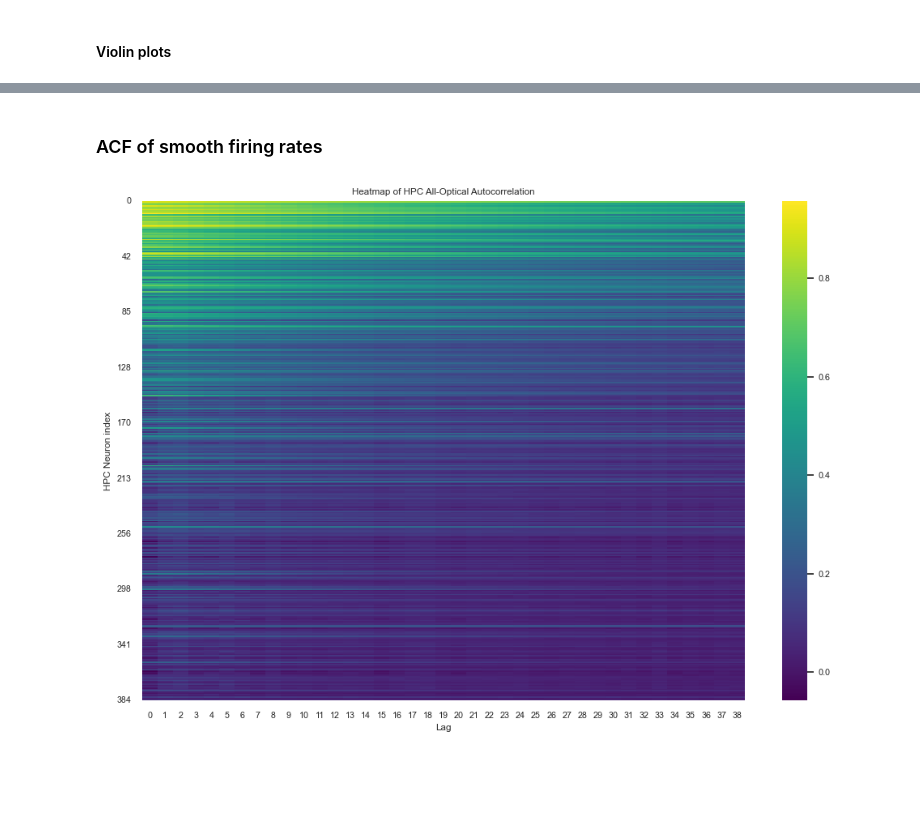
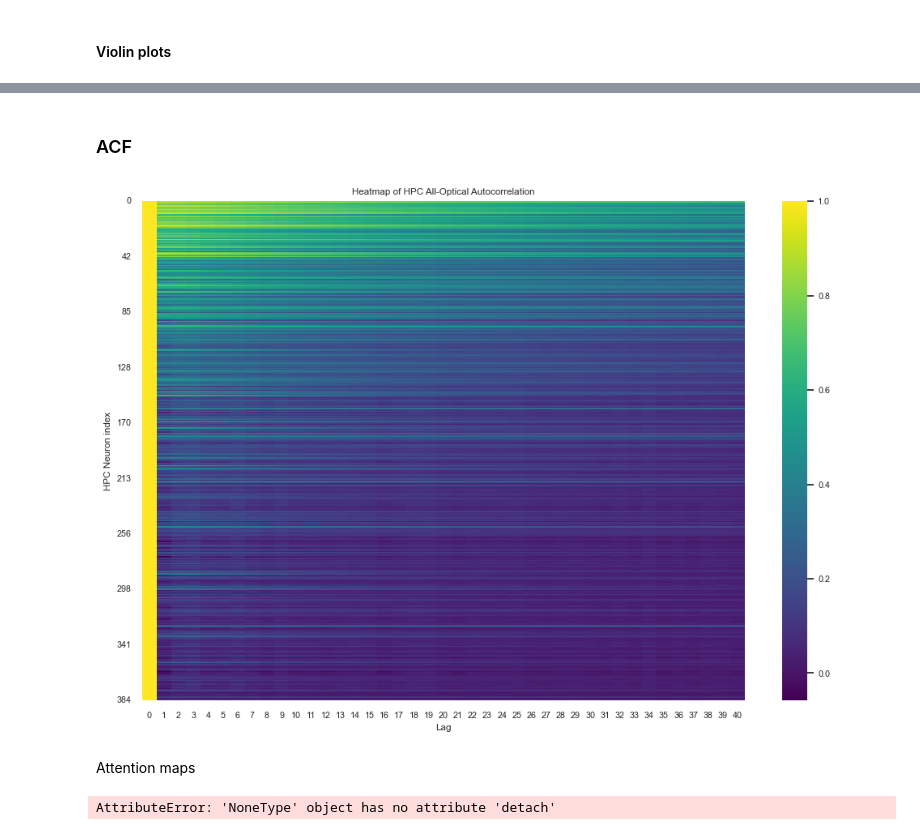
Before and after one commit to cngzlsh/approx_brain, a Jupyter notebook: poster.ipynb, the cells around one changed output, grey strips where cells are left out. Saved outputs shown, nothing was run; the diff lists cells and outputs as text; code cells hidden in the pictures; blank space fills up the shorter version.

```diff
--- a/poster.ipynb
+++ b/poster.ipynb
@@ -322,10 +326,10 @@ Saved model parameters and training stats to ./data/biological/trained_models/LS
 Load best model parameters and show test losses
 # %%
 
-# with open('./data/biological/trained_models/LS-transformer-param.pkl', 'rb') as f:
-#     data = pickle.load(f)
-#     f.close()
-# return_dict = data['train_data']
+with open('./data/biological/trained_models/LS-transformer-param.pkl', 'rb') as f:
+    data = pickle.load(f)
+    f.close()
+return_dict = data['train_data']
 
 DNN_LS.load_state_dict(return_dict['best_eval_params'])
 
@@ -333,8 +337,8 @@ with torch.no_grad():
     Y_hat_LS = DNN_LS(X_test.to(device).permute(1,0,2)).permute(1,0,2).cpu()
     LS_test_pred_loss = nn.MSELoss(reduction='none')(Y_hat_LS, Y_test[...,:13])
     print(LS_test_pred_loss.sum()/500/13)
-    print('Transformer prediction for forward stim MSE loss: ', LS_test_pred_loss[forward_mse_idx].sum()/len(forward_mse_idx)/output_dim)
-    print('Transformer prediction for backward stim MSE loss: ', LS_test_pred_loss[backward_mse_idx].sum() / len(backward_mse_idx)/output_dim)
-    print('Transformer prediction for random stim MSE loss: ', LS_test_pred_loss[random_mse_idx].sum() / len(random_mse_idx)/output_dim)
-    print('Transformer prediction for non-stim stim MSE loss: ', LS_test_pred_loss[non_stim_mse_idx].sum() / len(non_stim_mse_idx)/output_dim)
+    print('Transformer prediction for forward stim MSE loss: ', LS_test_pred_loss[forward_mse_idx].sum()/len(forward_mse_idx)/13)
+    print('Transformer prediction for backward stim MSE loss: ', LS_test_pred_loss[backward_mse_idx].sum() / len(backward_mse_idx)/13)
+    print('Transformer prediction for random stim MSE loss: ', LS_test_pred_loss[random_mse_idx].sum() / len(random_mse_idx)/13)
+    print('Transformer prediction for non-stim stim MSE loss: ', LS_test_pred_loss[non_stim_mse_idx].sum() / len(non_stim_mse_idx)/13)
 # %% [output]
@@ -504,15 +470,16 @@ ModuleNotFoundError: No module named 'bayes_opt'
 Train transformer
 # %%
 # TRANSFORMER
-# | 88        | -247.0    | 648.2     | 789.7     | 4.813     | 1.283     |
+# | 67        | -240.9    | 992.8     | 923.3     | 2.437     | 19.03     |
+# | 6         | -242.3    | 820.7     | 971.4     | 2.254     | 14.15     |
 device = torch.device('cuda' if torch.cuda.is_available() else 'cpu')
 from models import TransformerOneStep as TransformerDNN
 DNN_nLS = TransformerDNN(input_dim=input_dim,
-                    d_model=648,
-                    num_heads=1,
-                    hidden_dim=789,
+                    d_model=988,
+                    num_heads=19,
+                    hidden_dim=923,
                     output_dim=output_dim,
-                    n_layers=1,
+                    n_layers=2,
                     device=device,
                     pos_output=True,
                     use_mask=False,
@@ -601,11 +548,11 @@ data = {'metadata':{'timestamp': timestamp,
                     'batch_size': batch_size,
                     'tsteps': tsteps,
                     'input_dim': input_dim,
-                    'd_model': 648,
-                    'num_heads': 1,
-                    'hidden_dim': 789,
+                    'd_model': 988,
+                    'num_heads': 19,
+                    'hidden_dim': 848,
                     'output_dim': output_dim,
-                    'n_layers': 1,
+                    'n_layers': 2,
                     'num_epochs': num_epochs},
         'train_data': return_dict}
 
@@ -772,31 +719,53 @@ plt.show()
 # %% [markdown]
-### ACF of smooth firing rates
+### ACF
 # %%
 def compute_acf(data, lag=0):
     '''
     Data: shape (time_steps, dim)
     '''
     mean_ts = torch.mean(data, axis=0)
     var_ts = torch.var(data, axis=0)
     ts_len = data.shape[0]
 
     autocorr = np.zeros(data.shape[1])
 
     for i in range(data.shape[1]):
         if lag == 0:
             autocorr[i] = 1  # Autocorrelation at lag 0 is always 1
         else:
             autocorr[i] = torch.sum((data[:ts_len - lag, i] - mean_ts[i]) *
                                  (data[lag:, i] - mean_ts[i])) / (var_ts[i] * (ts_len - lag))
     return autocorr
 
-img_array_acfs = np.array([compute_acf(img_array, lag=i) for i in range(1,40)]).T
+img_array_acfs = np.array([compute_acf(img_array, lag=i) for i in range(0,41)]).T
 plt.figure(figsize=(12, 8))
 sns.heatmap(img_array_acfs, cmap='viridis')
 plt.xlabel('Lag')
 plt.yticks(np.linspace(0, img_array.shape[1], 10), map(int, np.linspace(0, img_array.shape[1], 10)))
 plt.ylabel('HPC Neuron index')
 plt.title('Heatmap of HPC All-Optical Autocorrelation')
+plt.savefig('./figures/acf_img_array', bbox_inches='tight', dpi=350)
 plt.show()
 # %% [output]
-[figure, old version]
+[figure, new version]
+# %% [markdown]
+Attention maps
+# %%
+def get_attention_hook(attention_weights_dict, layer_name):
+    def hook(module, input, output):
+        if len(output) == 2:
+            attention_weights_dict[layer_name] = output[1].detach()
+    return hook
+
+attention_weights_dict = {}
+
+for name, module in DNN_LS.named_modules():
+    if isinstance(module, torch.nn.MultiheadAttention):
+        hook = get_attention_hook(attention_weights_dict, name)
+        module.register_forward_hook(hook)
+
+
+with torch.no_grad():
+    Y_test_nLS_hat = DNN_LS(X_test.permute(1,0,2).to(device))
+# %% [output]
+AttributeError: 'NoneType' object has no attribute 'detach'
```
Also changed, not shown: parts of 14 cells of this notebook, 1 other file.
